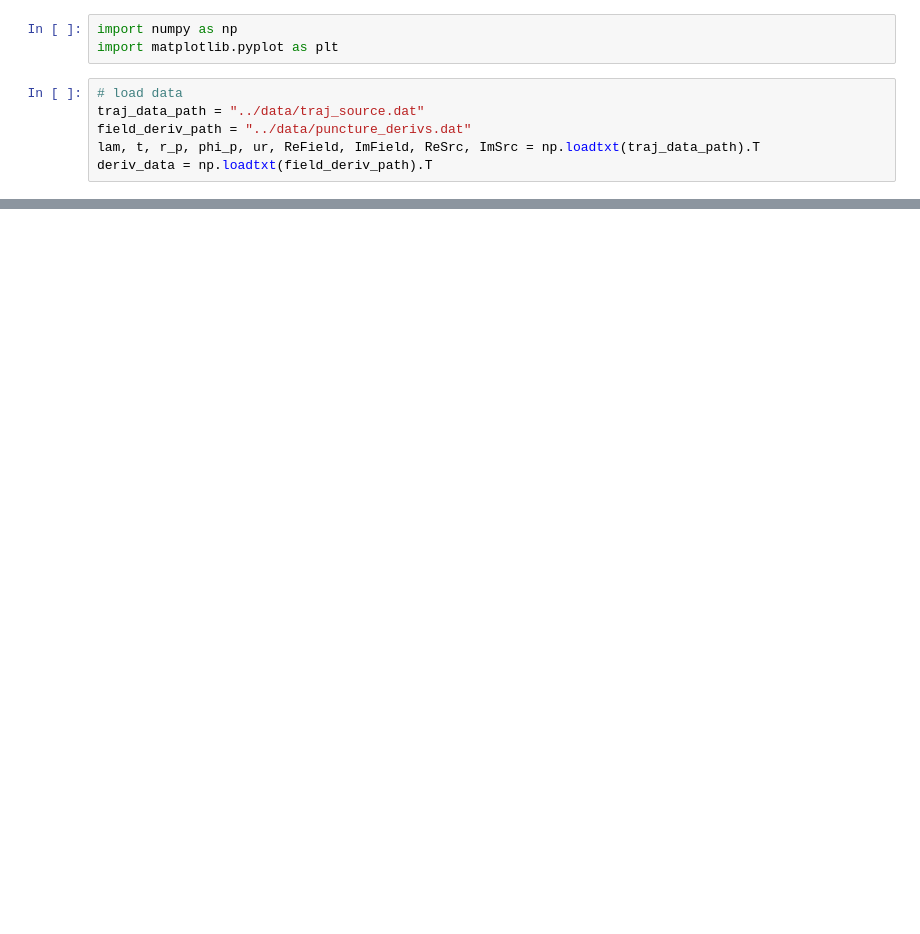
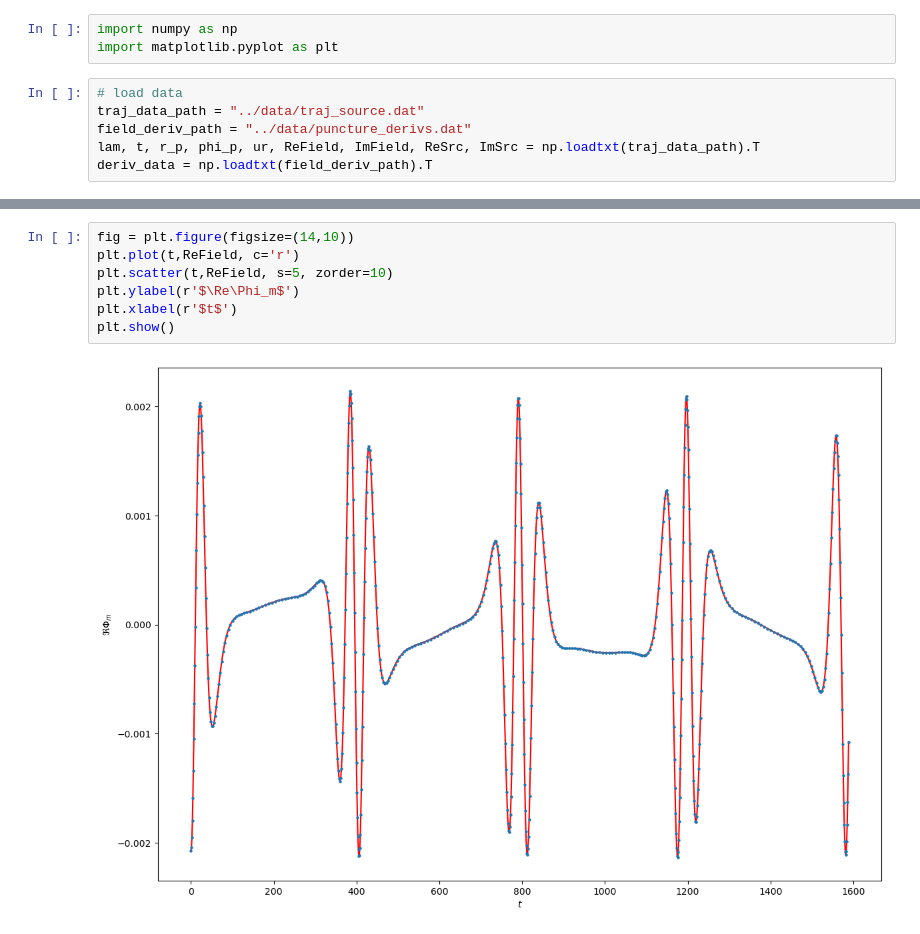
Before and after one commit to thompsonphys/inspectre, a Jupyter notebook: notebooks/visual_inspection.ipynb, the cells around one changed output, grey strips where cells are left out. Drawn from its saved outputs; the diff is of its cells as text; blank space fills up the shorter version.

```diff
--- a/notebooks/visual_inspection.ipynb
+++ b/notebooks/visual_inspection.ipynb
@@ -48,3 +61,12 @@ plt.show()
+# %%
+fig = plt.figure(figsize=(14,10))
+plt.plot(t,ReField, c='r')
+plt.scatter(t,ReField, s=5, zorder=10)
+plt.ylabel(r'$\Re\Phi_m$')
+plt.xlabel(r'$t$')
+plt.show()
+# %% [output]
+[figure, added]
 # %%
 t, dPdtRe, dPdtIm, dPdrRe, dPdrIm, dPdthRe, dPdthIm, dPdpRe, dPdpIm = deriv_data
 
```
Also changed, not shown: parts of 4 cells of this notebook, 2 other files.
